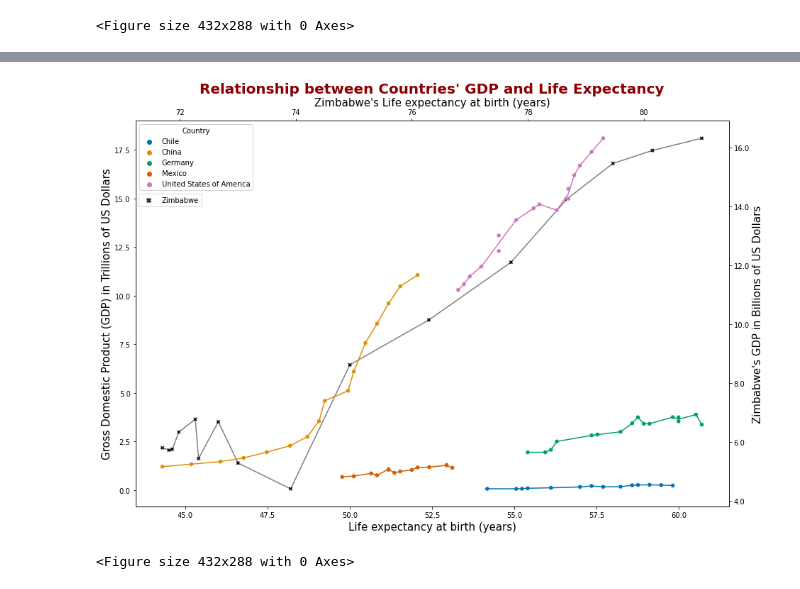
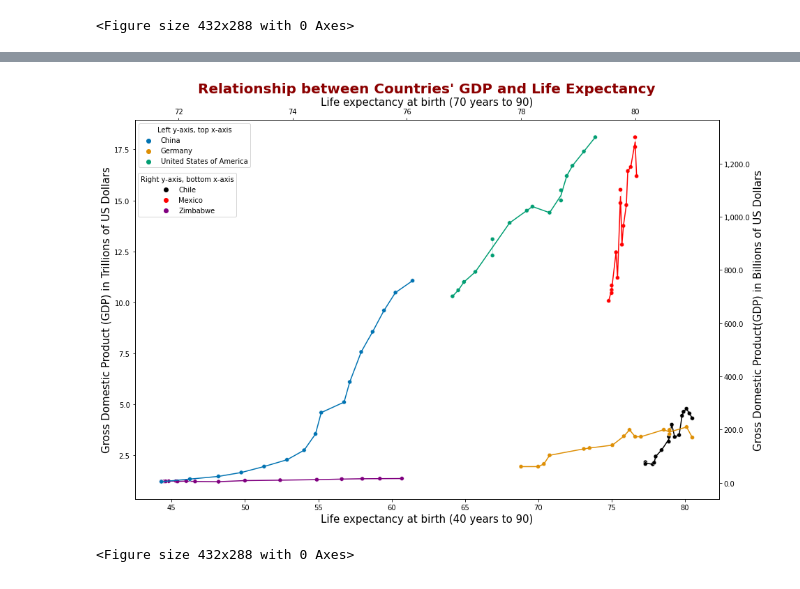
Before and after one commit to egecalay/Life-Expectancy-and-GDP, a Jupyter notebook: life_expectancy_gdp.ipynb, the cells around one changed output, grey strips where cells are left out. Saved outputs shown, nothing was run; the diff lists cells and outputs as text; code cells hidden in the pictures.

```diff
--- a/life_expectancy_gdp.ipynb
+++ b/life_expectancy_gdp.ipynb
@@ -229,49 +226,56 @@ plt.clf()
 # %%
-#Alternative GDP vs Life Expectancy
+# GDP vs Life Expectancy plot overall
 
 #Font configurations to be used for axis texts
 font3 = {
         'size': 15,
         }
 
 
 plt.figure(figsize=(15,10))
 ax3= plt.subplot()
 ax4=ax3.twinx()
 ax5=ax3.twiny()
 
-#Scatter and line plots of 5 countries on the primary y(left) and x(bottom) axes
-scat= sns.scatterplot(x='Life expectancy at birth (years)',y='GDP', data=df_life_above_65, hue='Country',palette='colorblind')
-lplot= sns.lineplot(x='Life expectancy at birth (years)',y='GDP', data=df_life_above_65, hue='Country', palette='colorblind',legend= False)
+#List of countries
+lst1=['United States of America','China','Germany']
+
+#Scatter and line plots of countries on the primary y(left) and x(bottom) axes
+scat= sns.scatterplot(x='Life expectancy at birth (years)',y='GDP', data=df[df.Country.isin(lst1)], hue='Country',palette='colorblind')
+lplot= sns.lineplot(x='Life expectancy at birth (years)',y='GDP', data=df[df.Country.isin(lst1)], hue='Country', palette='colorblind',legend= False)
 ax3.set_ylabel("Gross Domestic Product (GDP) in Trillions of US Dollars", fontdict=font3)
-ax3.set_xlabel("Life expectancy at birth (years)", fontdict=font3)
-scat.legend(title='Country', loc='upper left')
+ax3.set_xlabel("Life expectancy at birth (40 years to 90)", fontdict=font3)
+scat.legend(title='Left y-axis, top x-axis', loc='upper left')
 ylabels = ['{:,.1f}'.format(y) for y in scat.get_yticks()/(10**12)]
+#ax3.set_xlim(40,65) #When I apply this filter Chile and Mexico disappear from the chart because they both have a higher GDP compared to Zimb's lower life exp.
 scat.set_yticklabels(ylabels)
 
-#Zimbabwe's plots on the secondary y(right) and x(top) axes
-scat2= sns.scatterplot(x='Life expectancy at birth (years)',y='GDP', data=df_Zimbabwe, style='Country', ax=ax4, markers='X', color='#000000')
-lplot2= sns.lineplot(x='Life expectancy at birth (years)',y='GDP', data=df_Zimbabwe, style='Country', ax=ax4, color='#000000', alpha=0.5,legend=False)
-ax4.set_ylabel("Zimbabwe's GDP in Billions of US Dollars", fontdict=font3)
-ax5.set_xlabel("Zimbabwe's Life expectancy at birth (years)", fontdict=font3)
-ax4.legend(bbox_to_anchor=(0.117, 0.82))
+#Scatter and line plots of countries on the secondary y(right) and x(top) axes
+#List of countries
+lst2=['Chile','Mexico','Zimbabwe']
+
+scat2= sns.scatterplot(x='Life expectancy at birth (years)',y='GDP', data=df[df.Country.isin(lst2)], hue='Country', palette=['black','red','purple'],ax=ax4)
+lplot2= sns.lineplot(x='Life expectancy at birth (years)',y='GDP', data=df[df.Country.isin(lst2)], hue='Country', palette=['black','red','purple'],ax=ax4,legend=False)
+ax4.set_ylabel("Gross Domestic Product(GDP) in Billions of US Dollars", fontdict=font3)
+ax5.set_xlabel("Life expectancy at birth (70 years to 90)", fontdict=font3)
+legend=scat2.legend(title='Right y-axis, bottom x-axis', bbox_to_anchor=(0.18, 0.87))
 ylabels2 = ['{:,.1f}'.format(y2) for y2 in scat2.get_yticks()/(10**9)]
 scat2.set_yticklabels(ylabels2)
 
 
 #Font configurations to be used for the title
 font4 = {
         'color':  'darkred',
         'weight': 'semibold',
         'size': 20,
         }
 plt.title("Relationship between Countries' GDP and Life Expectancy",fontdict=font4)
 
 plt.savefig("Relationship between Countries' GDP and Life Expectancy.png")
 plt.show()
 plt.clf()
 # %% [output]
-[figure, old version]
+[figure, new version]
 <Figure size 432x288 with 0 Axes>
 # %%
 #GDP and Life Expectancy boxplots for each country
```
Also changed, not shown: parts of 10 cells of this notebook, 3 other files.
